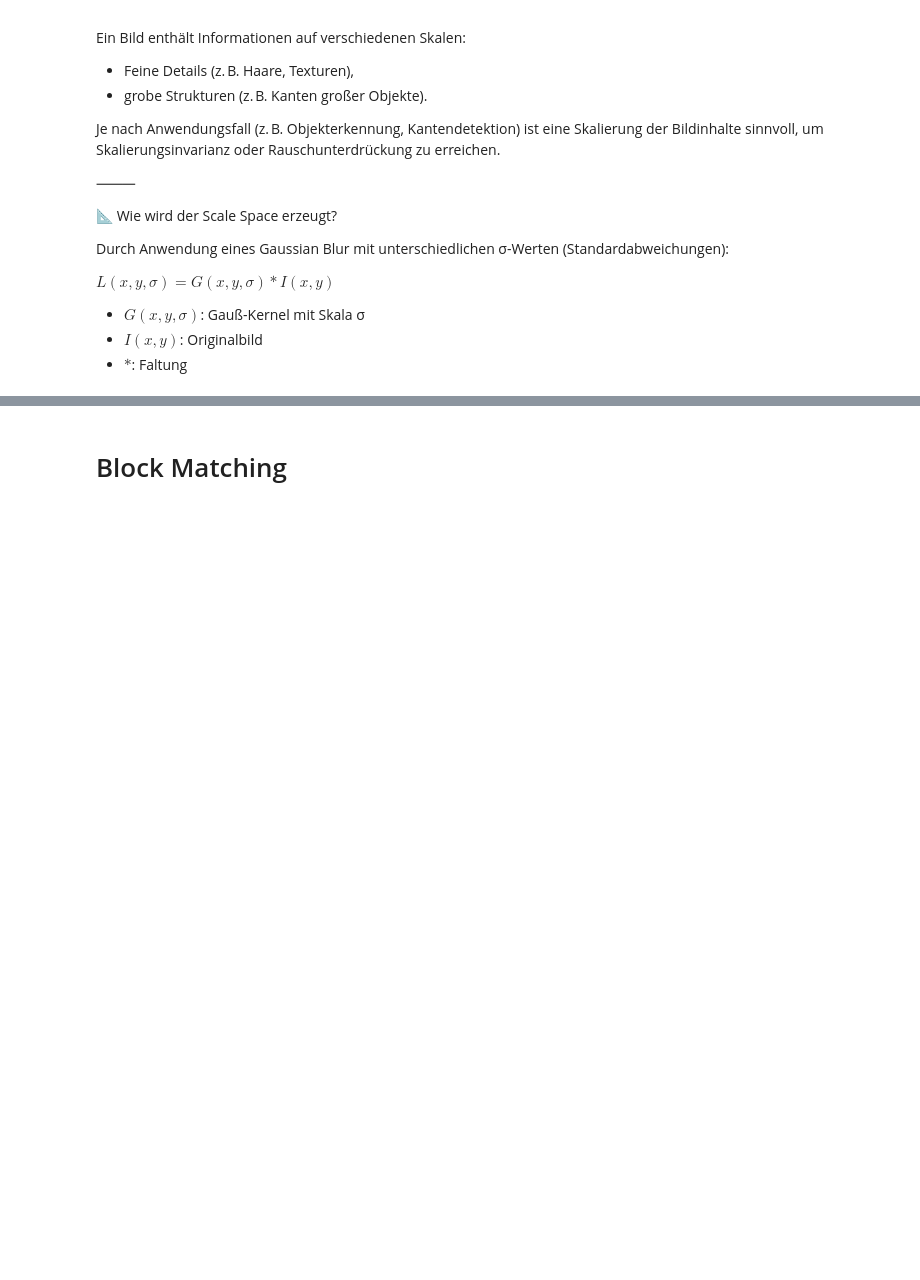
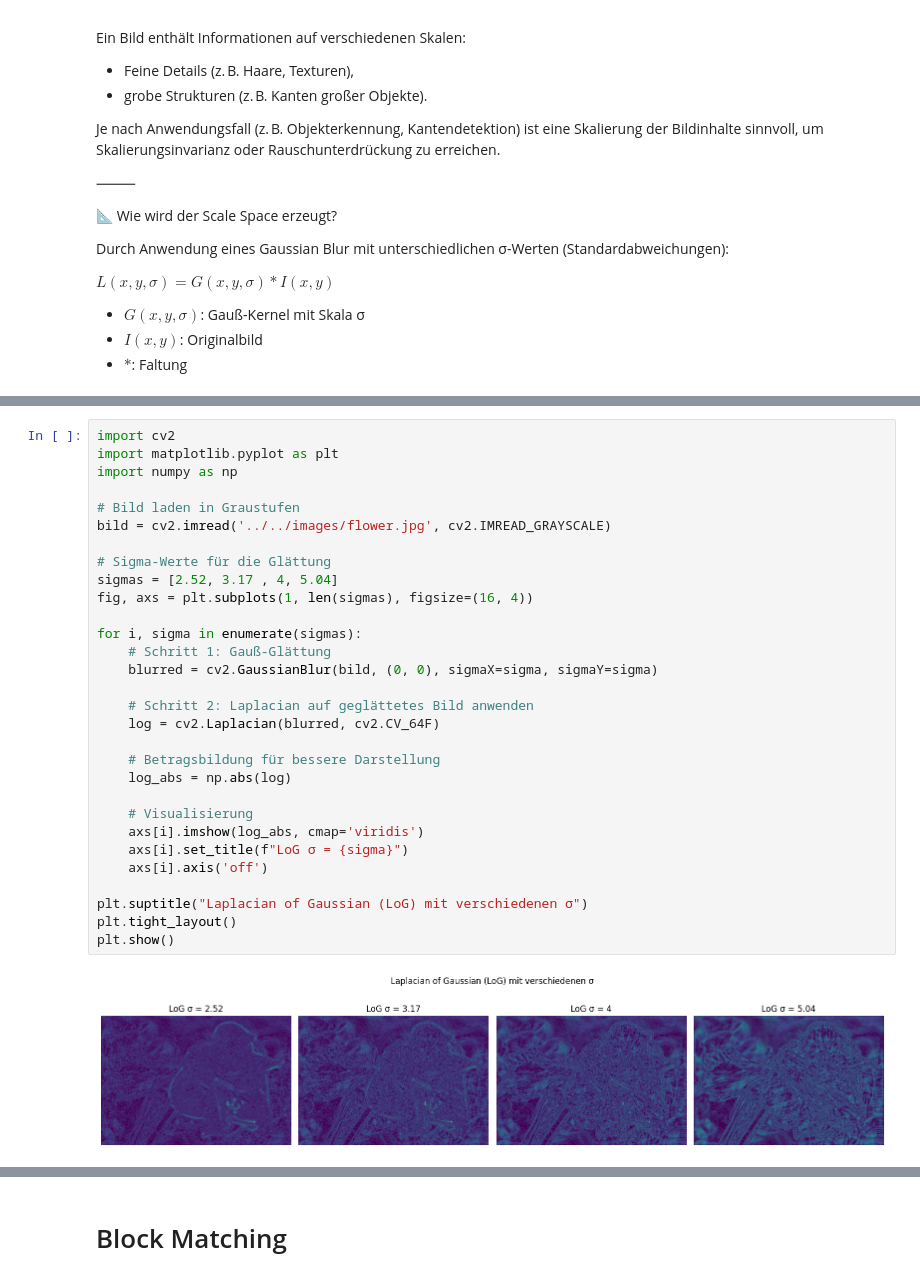
Before and after one commit to lukestairwalker/OpenCV, a Jupyter notebook: notebooks/Automotive Vision/03_Feature points_Descriptor matching.ipynb, the cells around one changed output, grey strips where cells are left out. Drawn from its saved outputs; the diff is of its cells as text; blank space fills up the shorter version.

```diff
--- a/notebooks/Automotive Vision/03_Feature points_Descriptor matching.ipynb
+++ b/notebooks/Automotive Vision/03_Feature points_Descriptor matching.ipynb
@@ -92,0 +93,32 @@ plt.show()
+# %%
+import cv2
+import matplotlib.pyplot as plt
+import numpy as np
+
+# Bild laden in Graustufen
+bild = cv2.imread('../../images/flower.jpg', cv2.IMREAD_GRAYSCALE)
+
+# Sigma-Werte für die Glättung
+sigmas = [2.52, 3.17 , 4, 5.04]
+fig, axs = plt.subplots(1, len(sigmas), figsize=(16, 4))
+
+for i, sigma in enumerate(sigmas):
+    # Schritt 1: Gauß-Glättung
+    blurred = cv2.GaussianBlur(bild, (0, 0), sigmaX=sigma, sigmaY=sigma)
+
+    # Schritt 2: Laplacian auf geglättetes Bild anwenden
+    log = cv2.Laplacian(blurred, cv2.CV_64F)
+
+    # Betragsbildung für bessere Darstellung
+    log_abs = np.abs(log)
+
+    # Visualisierung
+    axs[i].imshow(log_abs, cmap='viridis')
+    axs[i].set_title(f"LoG σ = {sigma}")
+    axs[i].axis('off')
+
+plt.suptitle("Laplacian of Gaussian (LoG) mit verschiedenen σ")
+plt.tight_layout()
+plt.show()
+# %% [output]
+[figure, added]
```
Also changed, not shown: parts of 4 cells of this notebook, 1 other file.
